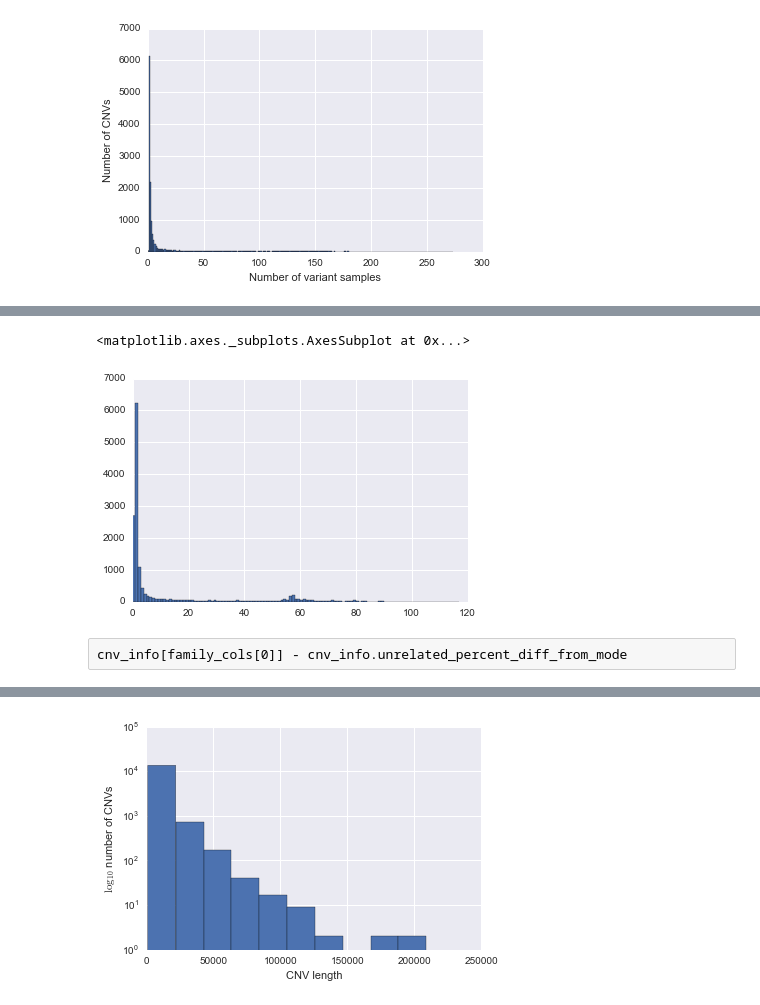
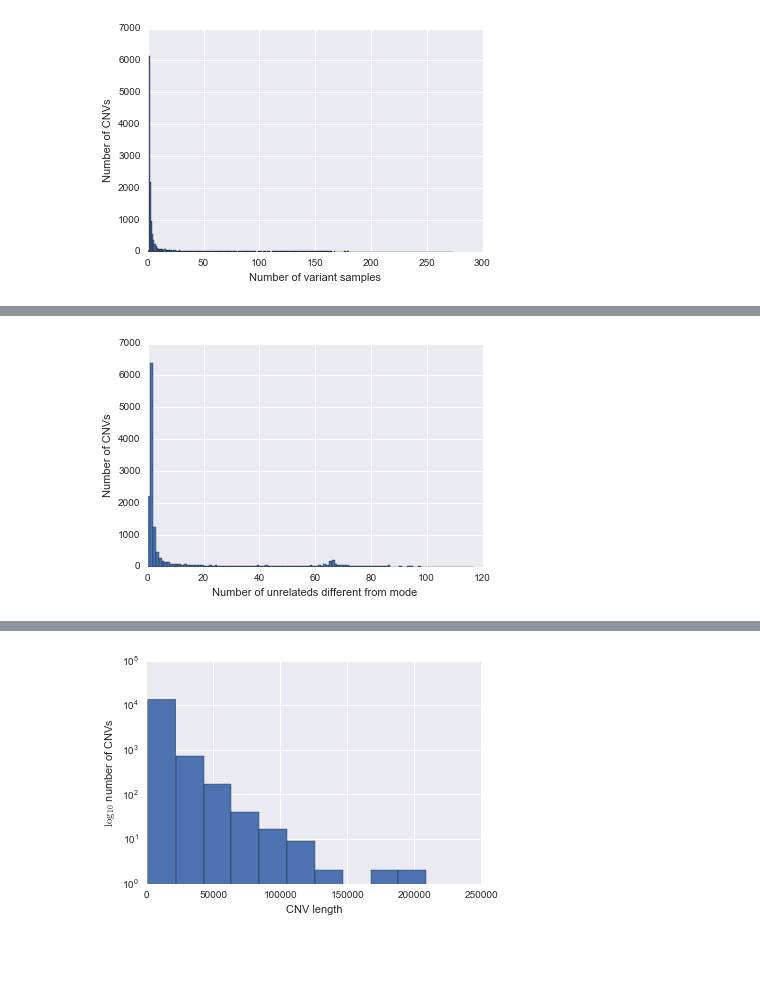
Before and after one commit to frazer-lab/cardips-ipsc-eqtl, a Jupyter notebook: notebooks/CNV Processing.ipynb, the cells around one changed output, grey strips where cells are left out. Cells and saved outputs as stored; diff of their text form; code cells hidden in the pictures; blank space fills up the shorter version.

```diff
--- a/notebooks/CNV Processing.ipynb
+++ b/notebooks/CNV Processing.ipynb
@@ -46,6 +46,8 @@ fn = os.path.join(ciepy.root, 'output', 'input_data', 'rsem_tpm.tsv')
 tpm = pd.read_table(fn, index_col=0)
 fn = os.path.join(ciepy.root, 'output', 'input_data', 'rnaseq_metadata.tsv')
 rna_meta = pd.read_table(fn, index_col=0)
+fn = os.path.join(ciepy.root, 'output', 'eqtl_input', 'unrelateds.tsv')
+unr_rna_meta = pd.read_table(fn, index_col=0)
 fn = os.path.join(ciepy.root, 'output', 'input_data', 'subject_metadata.tsv')
 subject_meta = pd.read_table(fn, index_col=0)
 fn = os.path.join(ciepy.root, 'output', 'input_data', 'wgs_metadata.tsv')
@@ -121,0 +109,10 @@ for fn in fns:
+# %%
+fn = '/frazer01/home/djakubosky/sandbox/svtools/Lumpy_274_Merged.vcf'
+lumpy_info, lumpy_genotypes = read_merged_lumpy_vcf(fn)
+lumpy_info['name'] = (lumpy_info.ALT + '_' + lumpy_info.CHROM.apply(lambda x: x[3:]) +
+                      '_' + lumpy_info.POS.astype(str) + '_' + lumpy_info.END.astype(str))
+# Some lumpy SVs show up multiple times in the VCF (not sure why) so I'll just keep one.
+lumpy_info = lumpy_info.drop_duplicates(subset=['name'])
+lumpy_genotypes = lumpy_genotypes.ix[lumpy_info.index]
+lumpy_info.index = lumpy_info.name
+lumpy_genotypes.index = lumpy_info.name
@@ -128,7 +131,7 @@ plt.xlabel('Number of variant samples');
 # %% [output]
 [figure]
 # %%
-out = os.path.join(private_outdir, 'cnv_genotypes.tsv')
+out = os.path.join(private_outdir, 'gs_cnv_genotypes.tsv')
 if not os.path.exists(out):
     fn = '/projects/CARDIPS/pipeline/WGS/BF_GS_Discovery/gs_cnv.genotypes.vcf'
     f = open(fn)
@@ -174,11 +171,4 @@ tt.head()
 # %%
-cnv_info = pd.DataFrame([x.split('_')[1:] for x in cns.index],
-                        index=cns.index, columns=['chrom', 'start', 'end'])
-cnv_info['chrom'] = 'chr' + cnv_info.chrom
-cnv_info['start'] = cnv_info.start.astype(int)
-cnv_info['end'] = cnv_info.end.astype(int)
-cnv_info['length'] = cnv_info.end - cnv_info.start
-cnv_info['name'] = cnv_info.index
 res = cnv_bt.intersect(genes, sorted=True, wo=True)
 df = res.to_dataframe()
 gb = df.groupby('name')
@@ -198,10 +188,10 @@ cnv_info['cn_mode'] = mode
 nvariant = [sum(cns.ix[i] != cnv_info.ix[i, 'cn_mode']) for i in cnv_info.index]
 cnv_info['diff_from_mode'] = nvariant
 cnv_info['percent_diff_from_mode'] = cnv_info.diff_from_mode / cns.shape[1]
-t = cns[rna_meta.ix[rna_meta.in_unrelateds, 'wgs_id']]
+t = cns[unr_rna_meta.wgs_id]
 nvariant = [sum(t.ix[i] != cnv_info.ix[i, 'cn_mode']) for i in cnv_info.index]
 cnv_info['unrelated_diff_from_mode'] = nvariant
-cnv_info['unrelated_percent_diff_from_mode'] = cnv_info.unrelated_diff_from_mode / rna_meta.in_unrelateds.sum()
+cnv_info['unrelated_percent_diff_from_mode'] = cnv_info.unrelated_diff_from_mode / unr_rna_meta.shape[0]
 rna_meta_eqtl = rna_meta[rna_meta.in_eqtl]
 vc = rna_meta_eqtl.family_id.value_counts()
 vc = vc[vc > 4]
@@ -235,7 +205,6 @@ cnv_info.head().T
 # %%
 cnv_info.unrelated_diff_from_mode.hist(bins=range(118))
+plt.xlabel('Number of unrelateds different from mode')
+plt.ylabel('Number of CNVs');
 # %% [output]
-<matplotlib.axes._subplots.AxesSubplot at 0x...>
-[figure, old version]
+[figure, new version]
-# %% [raw]
-cnv_info[family_cols[0]] - cnv_info.unrelated_percent_diff_from_mode
```
Also changed, not shown: parts of 56 cells of this notebook, 8 other files.
